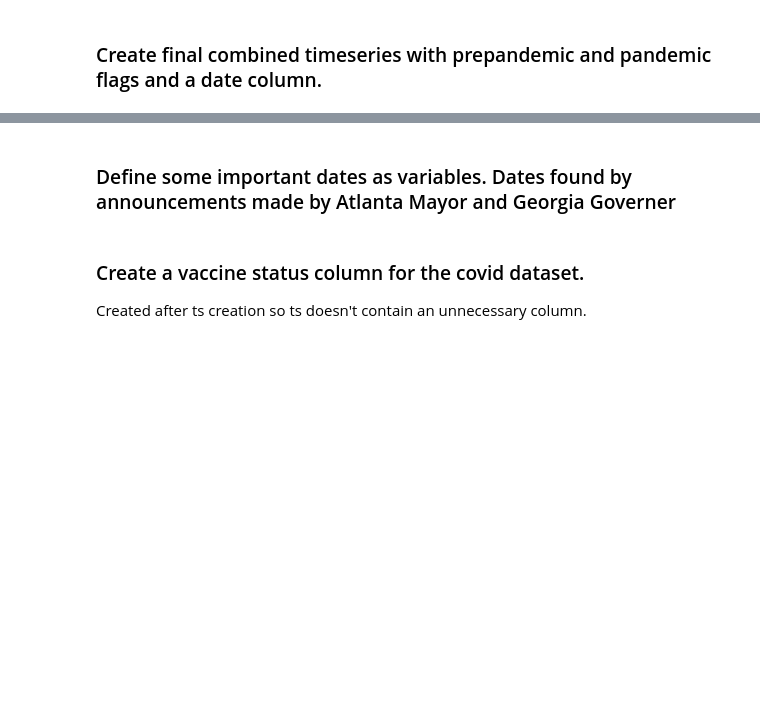
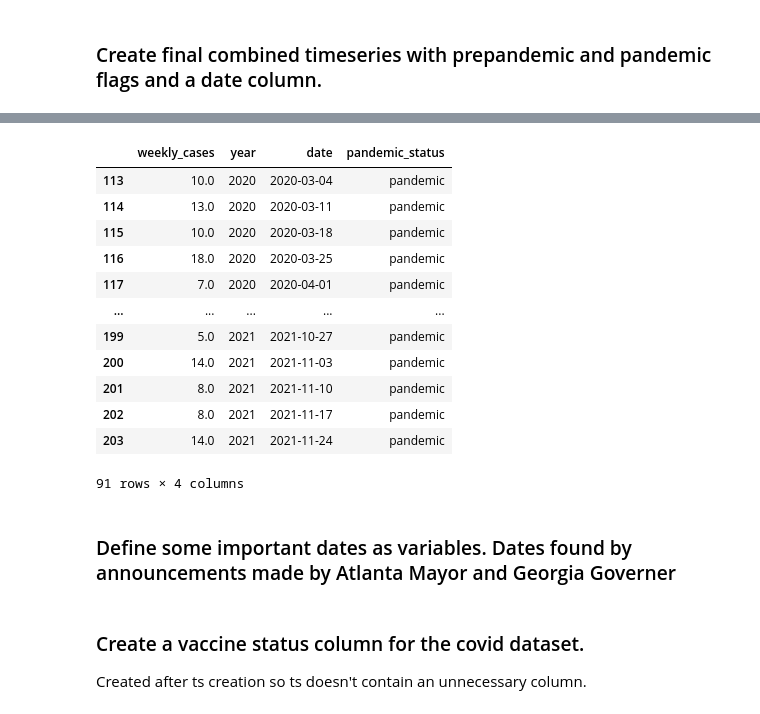
Before and after one commit to savageGrant/data-512-a7, a Jupyter notebook: A7 Notebook.ipynb, the cells around one changed output, grey strips where cells are left out. Drawn from its saved outputs; the diff is of its cells as text; code cells hidden in the pictures; blank space fills up the shorter version.

```diff
--- a/A7 Notebook.ipynb
+++ b/A7 Notebook.ipynb
@@ -353,3 +355,19 @@ ts.head()
+# %%
+ts[ts.pandemic_status == 'pandemic']
+# %% [output]
+|  | weekly_cases | year | date | pandemic_status |
+| 113 | 10.0 | 2020 | 2020-03-04 | pandemic |
+| 114 | 13.0 | 2020 | 2020-03-11 | pandemic |
+| 115 | 10.0 | 2020 | 2020-03-18 | pandemic |
+| 116 | 18.0 | 2020 | 2020-03-25 | pandemic |
+| 117 | 7.0 | 2020 | 2020-04-01 | pandemic |
+| ... | ... | ... | ... | ... |
+| 199 | 5.0 | 2021 | 2021-10-27 | pandemic |
+| 200 | 14.0 | 2021 | 2021-11-03 | pandemic |
+| 201 | 8.0 | 2021 | 2021-11-10 | pandemic |
+| 202 | 8.0 | 2021 | 2021-11-17 | pandemic |
+| 203 | 14.0 | 2021 | 2021-11-24 | pandemic |
+91 rows × 4 columns
 # %% [markdown]
 ### Define some important dates as variables. Dates found by announcements made by Atlanta Mayor and Georgia Governer
 # %%
```
Also changed, not shown: parts of 17 cells of this notebook, 10 other files.
